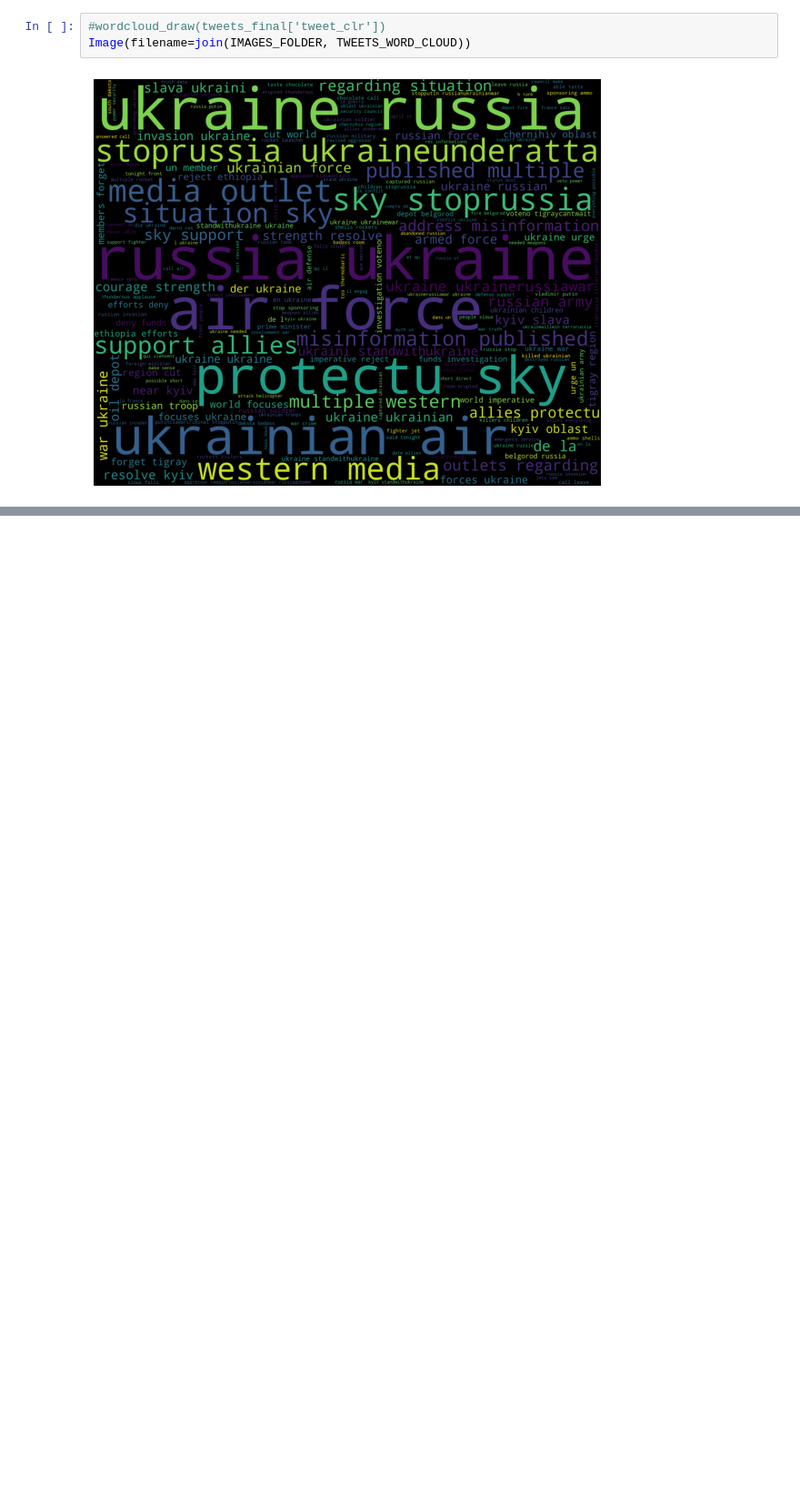
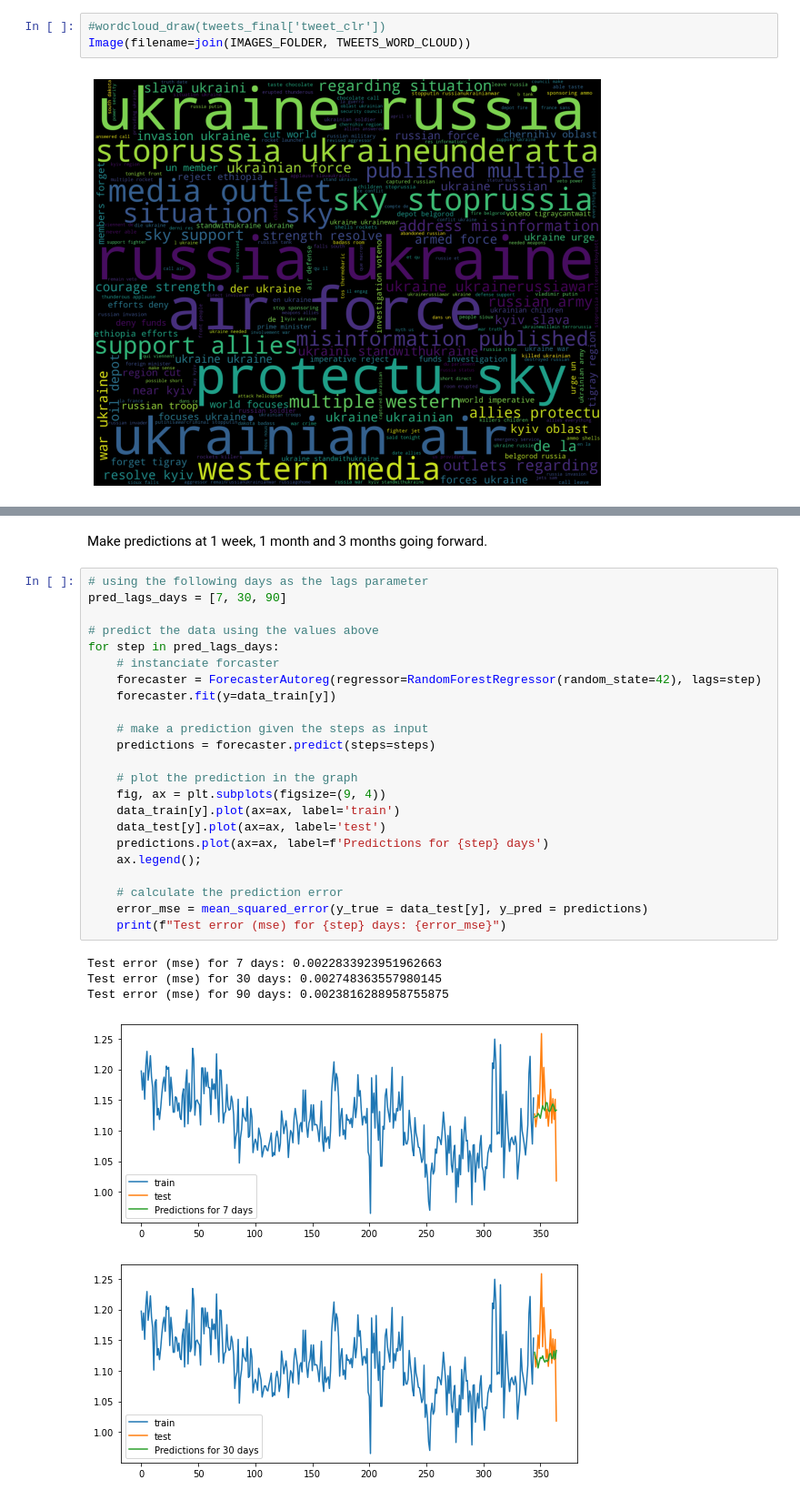
Before and after one commit to CCT-MastersDA/cct-sem2-ca2, a Jupyter notebook: jupyter/ca2-jupyter.ipynb, the cells around one changed output, grey strips where cells are left out. Shown at 91% size. Drawn from its saved outputs; the diff is of its cells as text; blank space fills up the shorter version.

```diff
--- a/jupyter/ca2-jupyter.ipynb
+++ b/jupyter/ca2-jupyter.ipynb
@@ -398,0 +525,31 @@ Image(filename=join(IMAGES_FOLDER, TWEETS_WORD_CLOUD))
+# %% [markdown]
+Make predictions at 1 week, 1 month and 3 months going forward.
+# %%
+# using the following days as the lags parameter
+pred_lags_days = [7, 30, 90]
+
+# predict the data using the values above
+for step in pred_lags_days:
+    # instanciate forcaster
+    forecaster = ForecasterAutoreg(regressor=RandomForestRegressor(random_state=42), lags=step)
+    forecaster.fit(y=data_train[y])
+
+    # make a prediction given the steps as input
+    predictions = forecaster.predict(steps=steps)
+
+    # plot the prediction in the graph
+    fig, ax = plt.subplots(figsize=(9, 4))
+    data_train[y].plot(ax=ax, label='train')
+    data_test[y].plot(ax=ax, label='test')
+    predictions.plot(ax=ax, label=f'Predictions for {step} days')
+    ax.legend();
+
+    # calculate the prediction error
+    error_mse = mean_squared_error(y_true = data_test[y], y_pred = predictions)
+    print(f"Test error (mse) for {step} days: {error_mse}")
+# %% [output]
+Test error (mse) for 7 days: 0.0022833923951962663
+Test error (mse) for 30 days: 0.002748363557980145
+Test error (mse) for 90 days: 0.0023816288958755875
+[figure, added]
+[figure, added]
```
Also changed, not shown: parts of 27 cells of this notebook.
